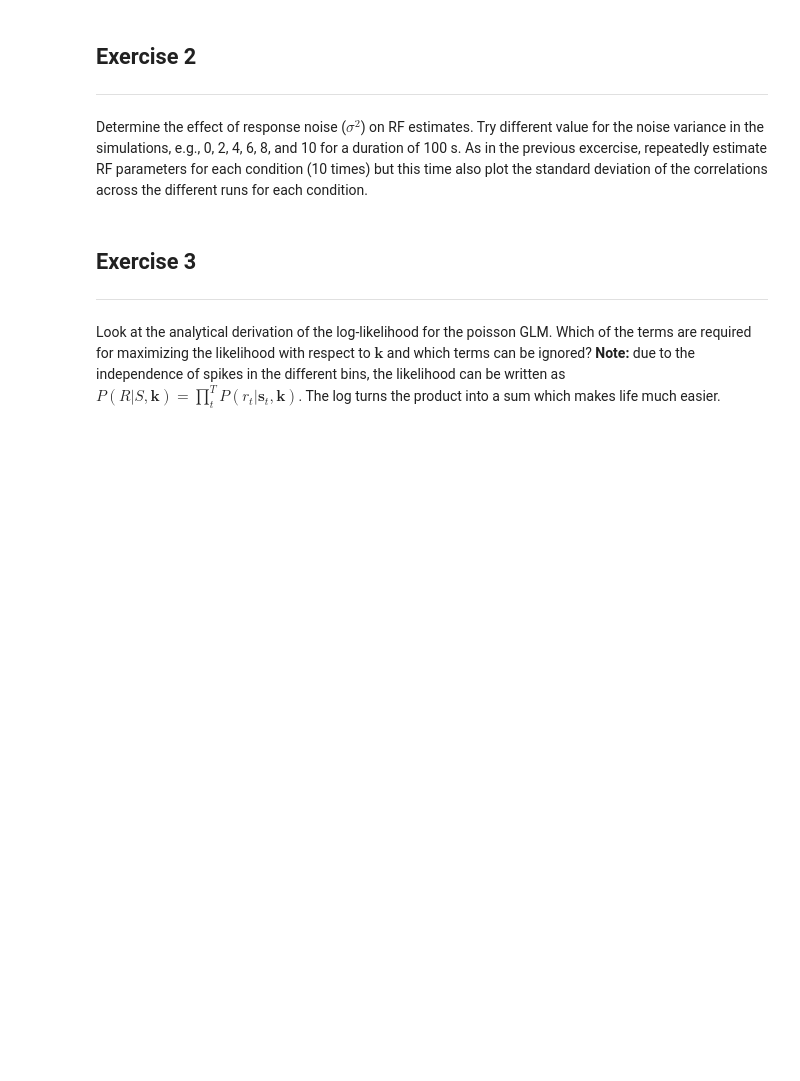
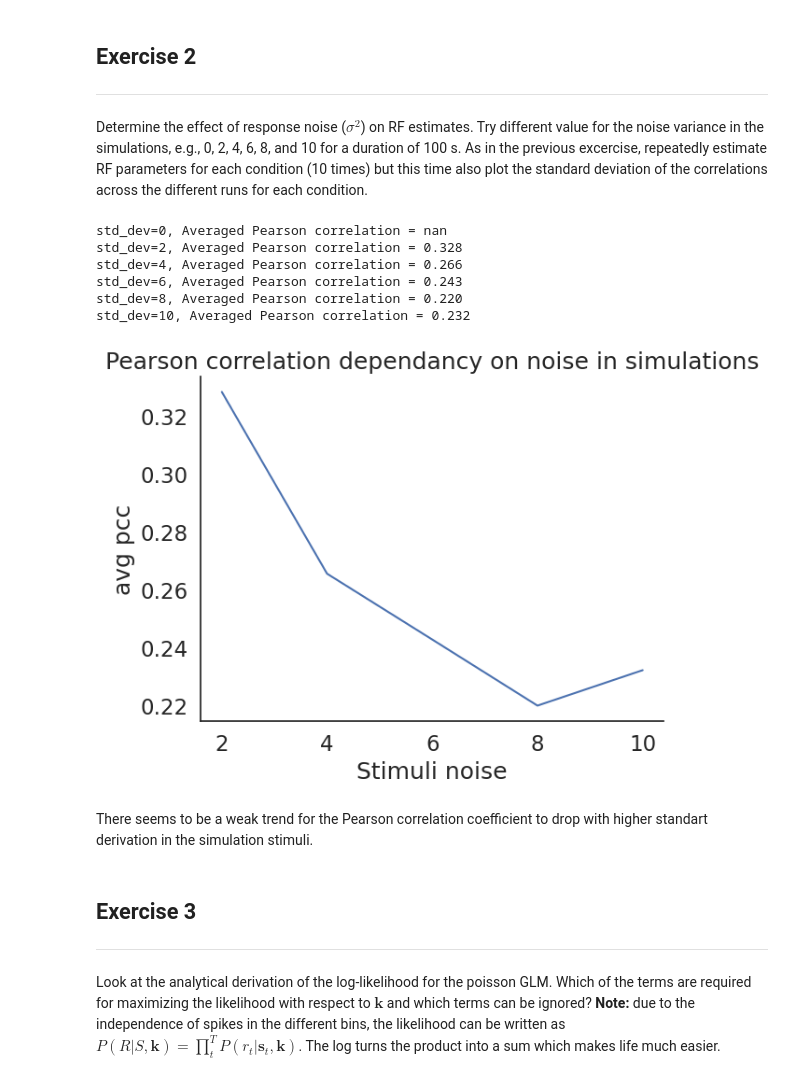
Before and after one commit to TSchwierz/NeuroAnalysis, a Jupyter notebook: GLMexercises.ipynb, the cells around one changed output. Drawn from its saved outputs; the diff is of its cells as text; code cells hidden in the pictures; blank space fills up the shorter version.

```diff
--- a/GLMexercises.ipynb
+++ b/GLMexercises.ipynb
@@ -154,6 +154,32 @@ The relation shown in the plot indicates a log relation between the correlation
 ## Exercise 2
 ---
 Determine the effect of response noise ($\sigma^2$) on RF estimates. Try different value for the noise variance in the simulations, e.g., 0, 2, 4, 6, 8, and 10 for a duration of 100 s. As in the previous excercise, repeatedly estimate RF parameters for each condition (10 times) but this time also plot the standard deviation of the correlations across the different runs for each condition.
+# %%
+noises = [0,2,4,6,8,10]
+fixed_duration = 100 #s
+pear_ccs2 = []
+for std_dev_ in noises:
+    ccs = []
+    for inst in range(realizations):
+        ccs.append(estimate(duration=fixed_duration, std_dev=std_dev_ ))
+    pear_ccs2.append(np.average(ccs))
+    print(f'std_dev={std_dev_}, Averaged Pearson correlation = {pear_ccs2[-1]:.3f}')
+
+plt.plot(noises, pear_ccs2)
+plt.xlabel('Stimuli noise')
+plt.ylabel('avg pcc')
+plt.title('Pearson correlation dependancy on noise in simulations')
+plt.show()
+# %% [output]
+std_dev=0, Averaged Pearson correlation = nan
+std_dev=2, Averaged Pearson correlation = 0.328
+std_dev=4, Averaged Pearson correlation = 0.266
+std_dev=6, Averaged Pearson correlation = 0.243
+std_dev=8, Averaged Pearson correlation = 0.220
+std_dev=10, Averaged Pearson correlation = 0.232
+[figure, added]
+# %% [markdown]
+There seems to be a weak trend for the Pearson correlation coefficient to drop with higher standart derivation in the simulation stimuli.
 # %% [markdown]
 ## Exercise 3
 ---
```
Also changed, not shown: parts of 4 cells of this notebook, 1 other file.
